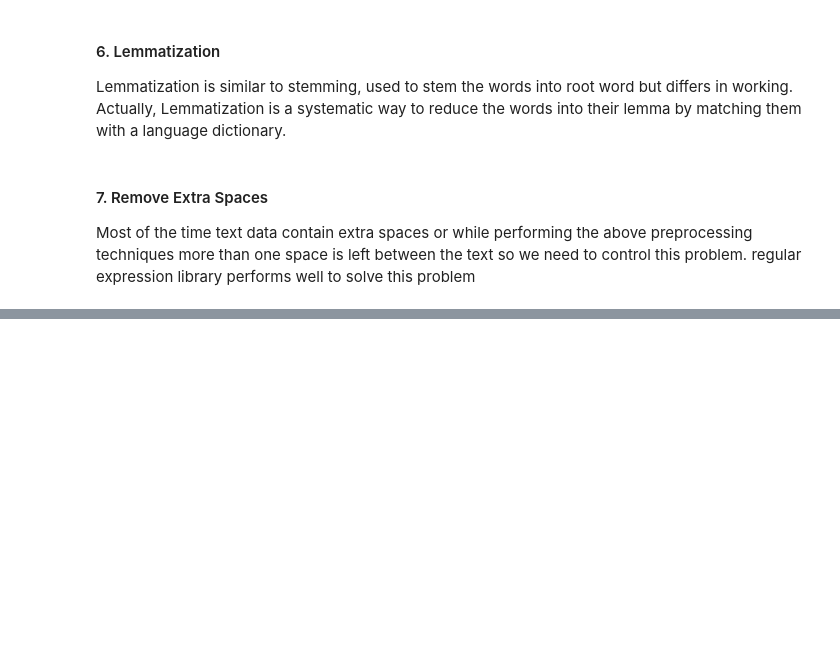
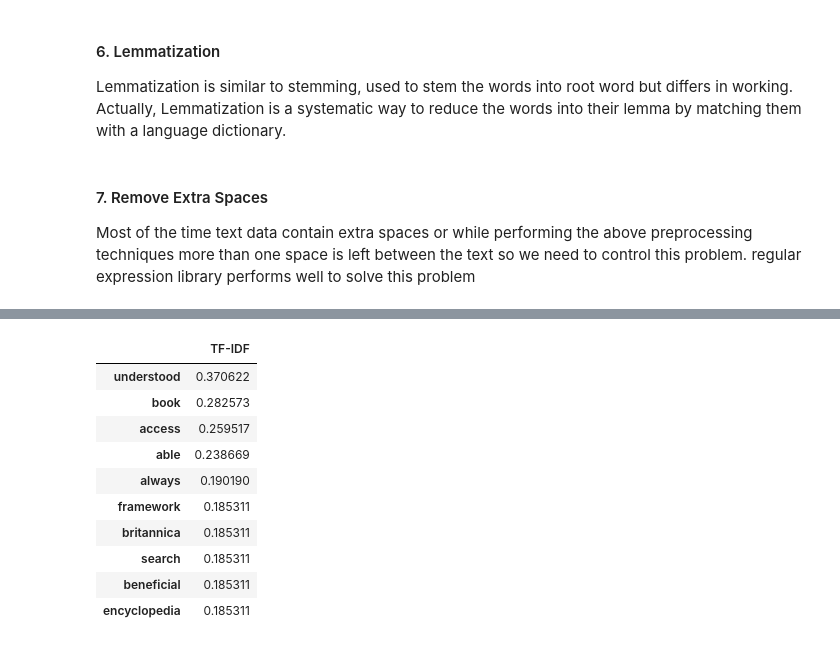
Before and after one commit to msanjit/ML-for-Good-Hackathon, a Jupyter notebook: vcare/notebooks/nlp_preprocessing_rohratho.ipynb, the cells around one changed output, grey strips where cells are left out. Cells and saved outputs as stored; diff of their text form; code cells hidden in the pictures; blank space fills up the shorter version.

```diff
--- a/vcare/notebooks/nlp_preprocessing_rohratho.ipynb
+++ b/vcare/notebooks/nlp_preprocessing_rohratho.ipynb
@@ -163,0 +171,20 @@ output_df.head(10)
+# %%
+corpus = output_df['parent_answer'].tolist()
+tdidf_vectorizer = TfidfVectorizer(use_idf=True)
+tfIdf = tdidf_vectorizer.fit_transform(corpus)
+tfidf_df = pd.DataFrame(tfIdf[0].T.todense(), index=tdidf_vectorizer.get_feature_names(), columns=["TF-IDF"])
+tfidf_df = tfidf_df.sort_values("TF-IDF", ascending=False)
+# %%
+tfidf_df.head(10)
+# %% [output]
+|  | TF-IDF |
+| understood | 0.370622 |
+| book | 0.282573 |
+| access | 0.259517 |
+| able | 0.238669 |
+| always | 0.190190 |
+| framework | 0.185311 |
+| britannica | 0.185311 |
+| search | 0.185311 |
+| beneficial | 0.185311 |
+| encyclopedia | 0.185311 |
```
Also changed, not shown: parts of 36 cells of this notebook.
